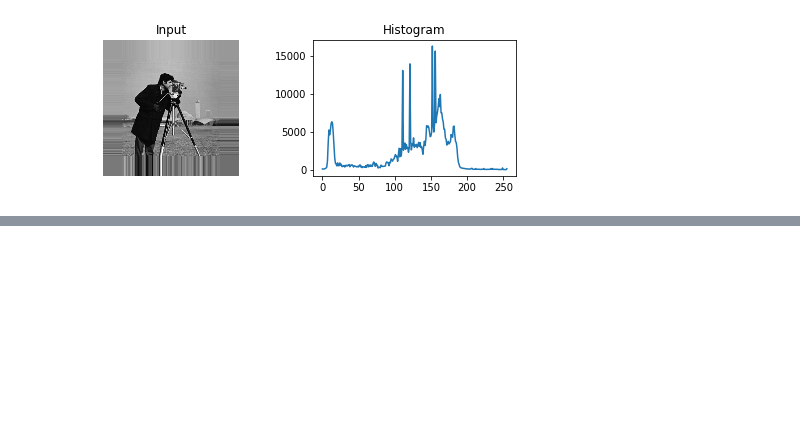
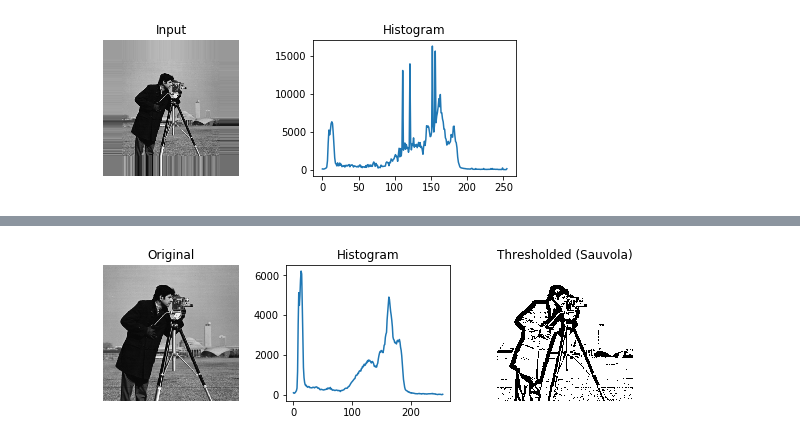
Before and after one commit to BHernandez18/Laboratorios---Procesamiento-de-Imagenes, a Jupyter notebook: Laboratorio 1 - Elementos básicos, Filtros/Laboratorio 1.ipynb, the cells around one changed output, grey strips where cells are left out. Saved outputs shown, nothing was run; the diff lists cells and outputs as text; code cells hidden in the pictures; blank space fills up the shorter version.

```diff
--- a/Laboratorio 1 - Elementos básicos, Filtros/Laboratorio 1.ipynb
+++ b/Laboratorio 1 - Elementos básicos, Filtros/Laboratorio 1.ipynb
@@ -291,0 +357,5 @@ plot_binarized_image(camera_image, binary_image_otsu, 'Isodata', threshold)
+# %%
+binary_image_sauvola = sauvola_thresholding(camera_image)
+plot_binarized_image(camera_image, binary_image_sauvola, 'Sauvola')
+# %% [output]
+[figure, added]
```
Also changed, not shown: parts of 5 cells of this notebook.
